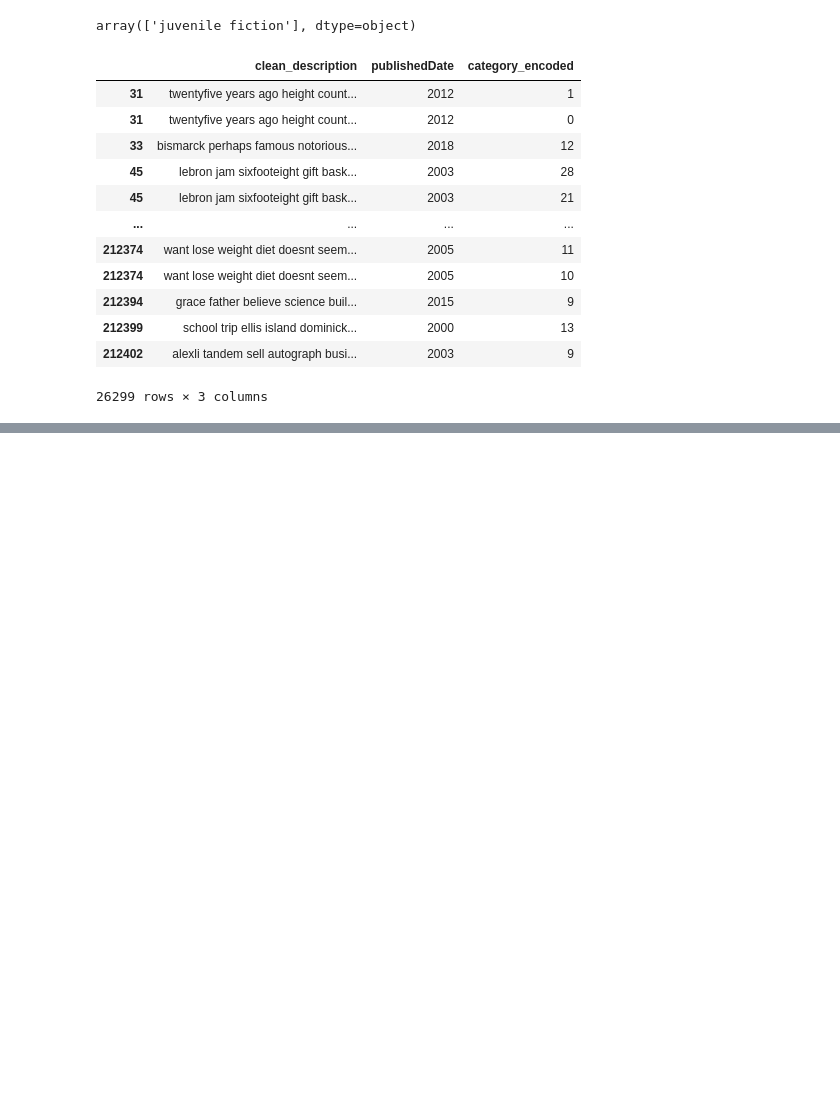
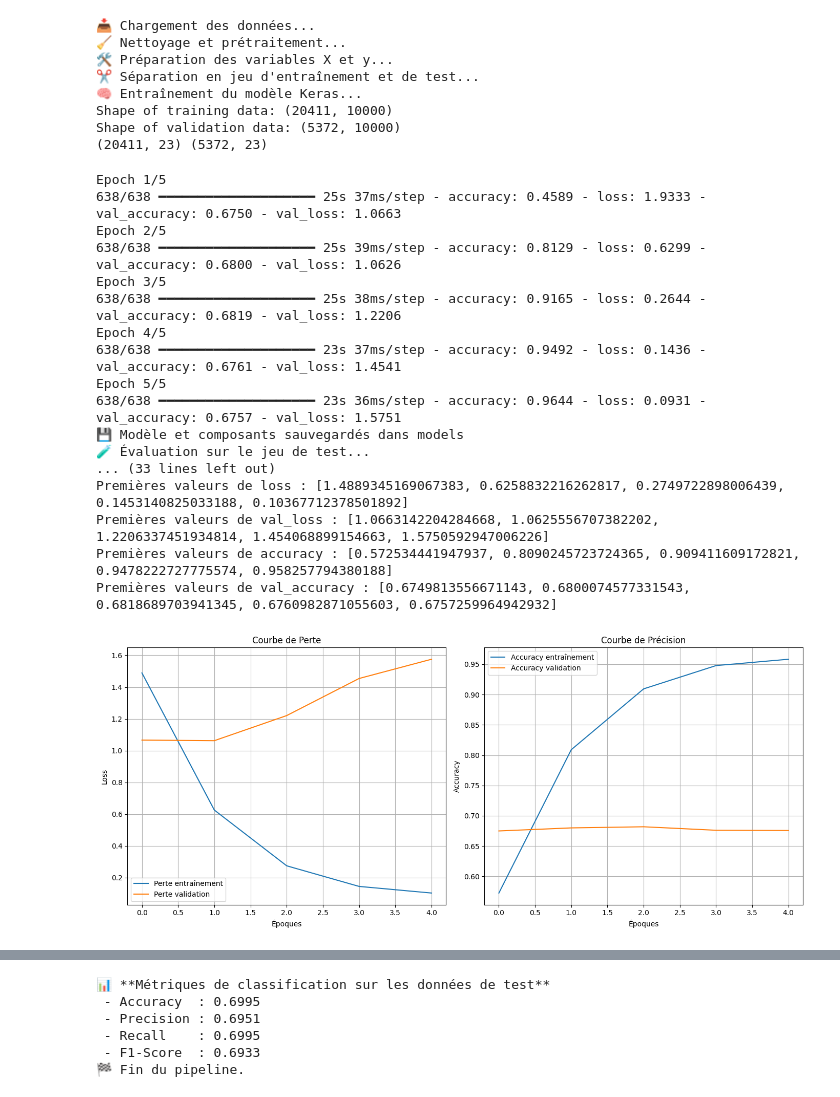
Before and after one commit to 4PoH/Rebibliio, a Jupyter notebook: Classifier/classifieur.ipynb, the cells around one changed output, grey strips where cells are left out. Drawn from its saved outputs; the diff is of its cells as text; code cells hidden in the pictures; blank space fills up the shorter version.

Commit message:
update classifier

```diff
--- a/Classifier/classifieur.ipynb
+++ b/Classifier/classifieur.ipynb
@@ -417,23 +412,3 @@ decoded_preds = modelLR.label_encoder.inverse_transform([run_text])
 # %%
 run_text = modelLR.predict_text('I Know Why the Caged Bird Sings follows Marguerite s (called My or Maya by her brother) life from the age of three to seventeen and the struggles she faces—particularly with racism and self-affirmation—in the Southern United States. Abandoned by their parents, Maya and her older brother Bailey are sent to live with their paternal grandmother (Momma) and disabled uncle (Uncle Willie) in Stamps, Arkansas. Maya and Bailey are haunted by their parents abandonment throughout the book—they travel alone and are labeled like baggage.')
 decoded_preds = modelLR.label_encoder.inverse_transform([run_text])
-# %%
-decoded_preds
-# %% [output]
-array(['juvenile fiction'], dtype=object)
-# %%
-modelLR.dataset
-# %% [output]
-|  | clean_description | publishedDate | category_encoded |
-| 31 | twentyfive years ago height count... | 2012 | 1 |
-| 31 | twentyfive years ago height count... | 2012 | 0 |
-| 33 | bismarck perhaps famous notorious... | 2018 | 12 |
-| 45 | lebron jam sixfooteight gift bask... | 2003 | 28 |
-| 45 | lebron jam sixfooteight gift bask... | 2003 | 21 |
-| ... | ... | ... | ... |
-| 212374 | want lose weight diet doesnt seem... | 2005 | 11 |
-| 212374 | want lose weight diet doesnt seem... | 2005 | 10 |
-| 212394 | grace father believe science buil... | 2015 | 9 |
-| 212399 | school trip ellis island dominick... | 2000 | 13 |
-| 212402 | alexli tandem sell autograph busi... | 2003 | 9 |
-26299 rows × 3 columns
@@ -439,0 +737,30 @@ modelLR.dataset
+# %%
+model = ModelClassifier_TFIDF_KERAS(csv_path="data/books_data.csv")
+model.run_all(force_retrain=True)
+# %% [output]
+📥 Chargement des données...
+🧹 Nettoyage et prétraitement...
+🛠️ Préparation des variables X et y...
+✂️ Séparation en jeu d'entraînement et de test...
+🧠 Entraînement du modèle Keras...
+Shape of training data: (20411, 10000)
+Shape of validation data: (5372, 10000)
+(20411, 23) (5372, 23)
+Epoch 1/5
+638/638 ━━━━━━━━━━━━━━━━━━━━ 25s 37ms/step - accuracy: 0.4589 - loss: 1.9333 - val_accuracy: 0.6750 - val_loss: 1.0663
+Epoch 2/5
+638/638 ━━━━━━━━━━━━━━━━━━━━ 25s 39ms/step - accuracy: 0.8129 - loss: 0.6299 - val_accuracy: 0.6800 - val_loss: 1.0626
+Epoch 3/5
+638/638 ━━━━━━━━━━━━━━━━━━━━ 25s 38ms/step - accuracy: 0.9165 - loss: 0.2644 - val_accuracy: 0.6819 - val_loss: 1.2206
+Epoch 4/5
+638/638 ━━━━━━━━━━━━━━━━━━━━ 23s 37ms/step - accuracy: 0.9492 - loss: 0.1436 - val_accuracy: 0.6761 - val_loss: 1.4541
+Epoch 5/5
+638/638 ━━━━━━━━━━━━━━━━━━━━ 23s 36ms/step - accuracy: 0.9644 - loss: 0.0931 - val_accuracy: 0.6757 - val_loss: 1.5751
+💾 Modèle et composants sauvegardés dans models
+🧪 Évaluation sur le jeu de test...
+... (33 lines left out)
+Premières valeurs de loss : [1.4889345169067383, 0.6258832216262817, 0.2749722898006439, 0.1453140825033188, 0.10367712378501892]
+Premières valeurs de val_loss : [1.0663142204284668, 1.0625556707382202, 1.2206337451934814, 1.454068899154663, 1.5750592947006226]
+Premières valeurs de accuracy : [0.572534441947937, 0.8090245723724365, 0.909411609172821, 0.9478222727775574, 0.958257794380188]
+Premières valeurs de val_accuracy : [0.6749813556671143, 0.6800074577331543, 0.6818689703941345, 0.6760982871055603, 0.6757259964942932]
+[figure, added]
@@ -439,0 +769,6 @@ modelLR.dataset
+📊 **Métriques de classification sur les données de test**
+ - Accuracy  : 0.6995
+ - Precision : 0.6951
+ - Recall    : 0.6995
+ - F1-Score  : 0.6933
+🏁 Fin du pipeline.
```
Also changed, not shown: parts of 6 cells of this notebook, 4 other files.
